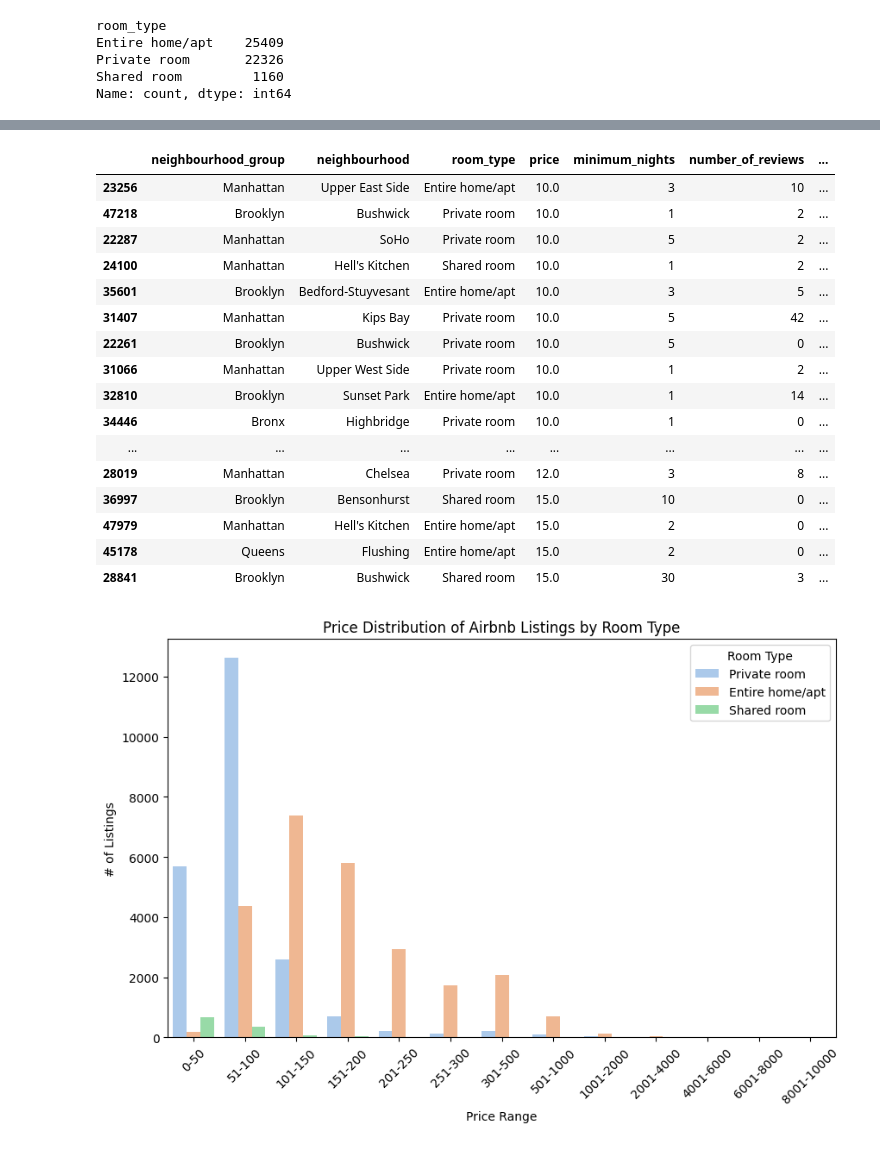
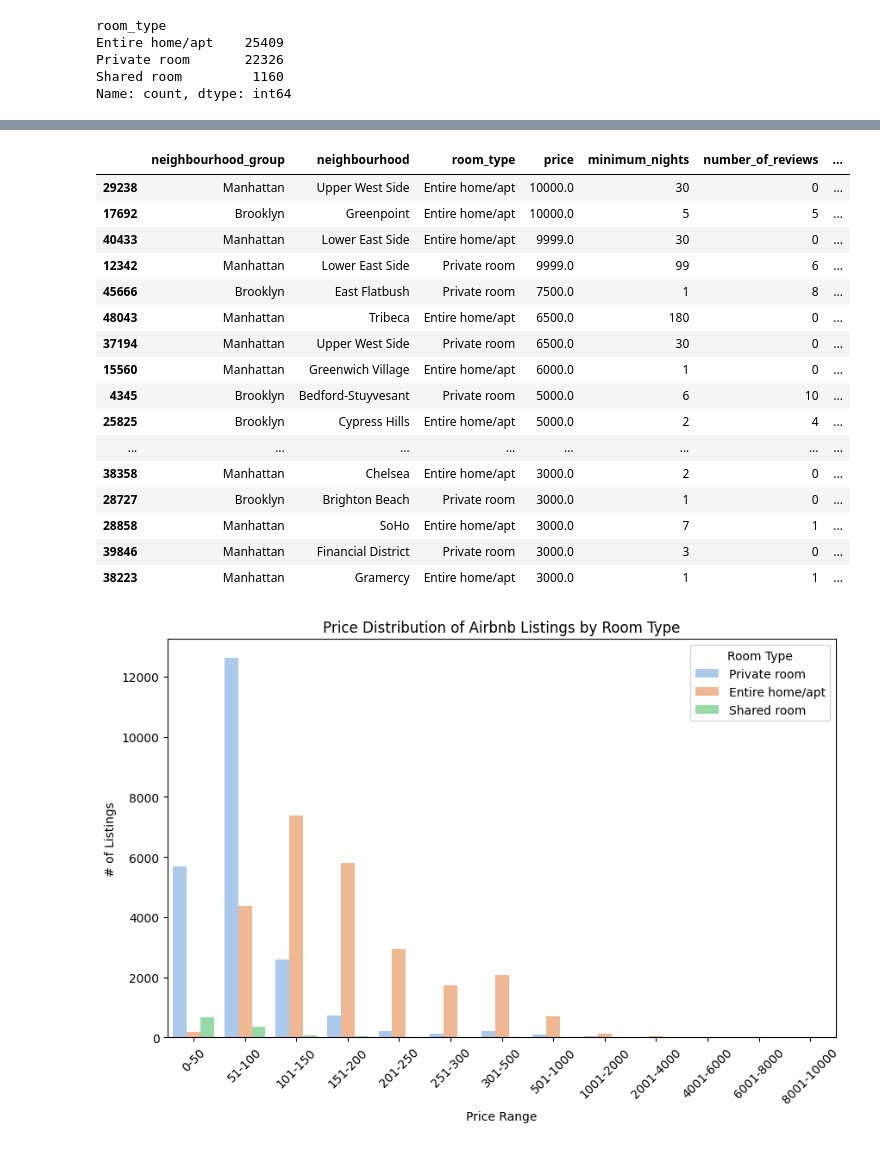
Before and after one commit to 4GeeksAcademy/Kransky85_machine-learning-python-template, a Jupyter notebook: src/explore.ipynb, the cells around one changed output, grey strips where cells are left out. Saved outputs shown, nothing was run; the diff lists cells and outputs as text; code cells hidden in the pictures.

```diff
--- a/src/explore.ipynb
+++ b/src/explore.ipynb
@@ -148,26 +189,31 @@ price_range
 8001-10000        5
 Name: count, dtype: int64
 [figure]
-# %%
-df[df['price'].duplicated()].sort_values(by="price").head(25)
-# %% [output]
-|  | neighbourhood_group | neighbourhood | room_type | price | minimum_nights | number_of_reviews | ... |
-| 23256 | Manhattan | Upper East Side | Entire home/apt | 10.0 | 3 | 10 | ... |
-| 47218 | Brooklyn | Bushwick | Private room | 10.0 | 1 | 2 | ... |
-| 22287 | Manhattan | SoHo | Private room | 10.0 | 5 | 2 | ... |
-| 24100 | Manhattan | Hell's Kitchen | Shared room | 10.0 | 1 | 2 | ... |
-| 35601 | Brooklyn | Bedford-Stuyvesant | Entire home/apt | 10.0 | 3 | 5 | ... |
-| 31407 | Manhattan | Kips Bay | Private room | 10.0 | 5 | 42 | ... |
-| 22261 | Brooklyn | Bushwick | Private room | 10.0 | 5 | 0 | ... |
-| 31066 | Manhattan | Upper West Side | Private room | 10.0 | 1 | 2 | ... |
-| 32810 | Brooklyn | Sunset Park | Entire home/apt | 10.0 | 1 | 14 | ... |
-| 34446 | Bronx | Highbridge | Private room | 10.0 | 1 | 0 | ... |
-| ... | ... | ... | ... | ... | ... | ... | ... |
-| 28019 | Manhattan | Chelsea | Private room | 12.0 | 3 | 8 | ... |
-| 36997 | Brooklyn | Bensonhurst | Shared room | 15.0 | 10 | 0 | ... |
-| 47979 | Manhattan | Hell's Kitchen | Entire home/apt | 15.0 | 2 | 0 | ... |
-| 45178 | Queens | Flushing | Entire home/apt | 15.0 | 2 | 0 | ... |
-| 28841 | Brooklyn | Bushwick | Shared room | 15.0 | 30 | 3 | ... |
+# %%
+'''
+Experimenting and noting various sorted datasets by price, mimumum nights, etc. whether ascending or descending.
+  Various private rooms for $3000-9000 per night?! I think not.
+'''
+
+df[df['price'].duplicated()].sort_values(by='price', ascending=False).head(25)
+# %% [output]
+|  | neighbourhood_group | neighbourhood | room_type | price | minimum_nights | number_of_reviews | ... |
+| 29238 | Manhattan | Upper West Side | Entire home/apt | 10000.0 | 30 | 0 | ... |
+| 17692 | Brooklyn | Greenpoint | Entire home/apt | 10000.0 | 5 | 5 | ... |
+| 40433 | Manhattan | Lower East Side | Entire home/apt | 9999.0 | 30 | 0 | ... |
+| 12342 | Manhattan | Lower East Side | Private room | 9999.0 | 99 | 6 | ... |
+| 45666 | Brooklyn | East Flatbush | Private room | 7500.0 | 1 | 8 | ... |
+| 48043 | Manhattan | Tribeca | Entire home/apt | 6500.0 | 180 | 0 | ... |
+| 37194 | Manhattan | Upper West Side | Private room | 6500.0 | 30 | 0 | ... |
+| 15560 | Manhattan | Greenwich Village | Entire home/apt | 6000.0 | 1 | 0 | ... |
+| 4345 | Brooklyn | Bedford-Stuyvesant | Private room | 5000.0 | 6 | 10 | ... |
+| 25825 | Brooklyn | Cypress Hills | Entire home/apt | 5000.0 | 2 | 4 | ... |
+| ... | ... | ... | ... | ... | ... | ... | ... |
+| 38358 | Manhattan | Chelsea | Entire home/apt | 3000.0 | 2 | 0 | ... |
+| 28727 | Brooklyn | Brighton Beach | Private room | 3000.0 | 1 | 0 | ... |
+| 28858 | Manhattan | SoHo | Entire home/apt | 3000.0 | 7 | 1 | ... |
+| 39846 | Manhattan | Financial District | Private room | 3000.0 | 3 | 0 | ... |
+| 38223 | Manhattan | Gramercy | Entire home/apt | 3000.0 | 1 | 1 | ... |
 # %%
 # Now let us separate the distinct categorical types of rentals and their data; shared room, private room, or the entire apartment.
 df['room_type_encoded'], unique_room_types = pd.factorize(df['room_type'])
```
Also changed, not shown: parts of 14 cells of this notebook.
